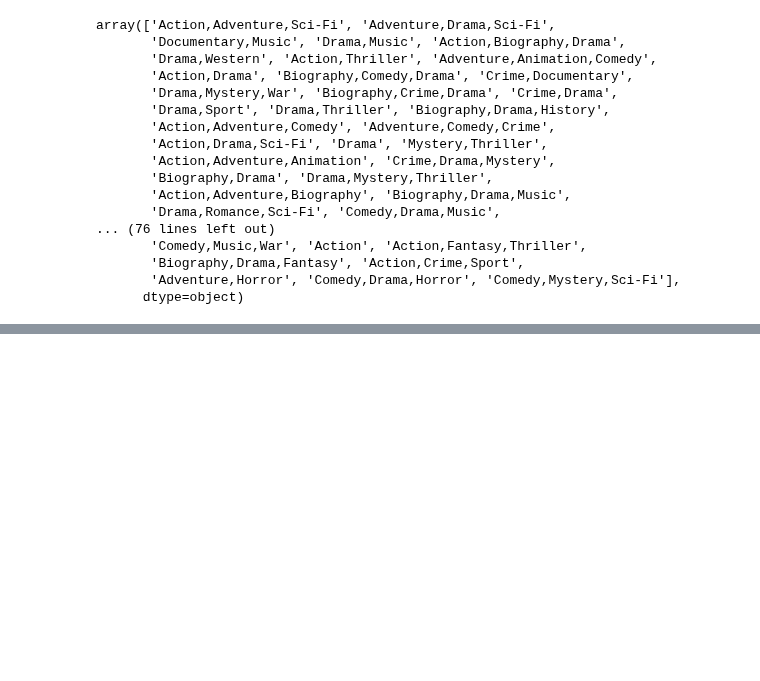
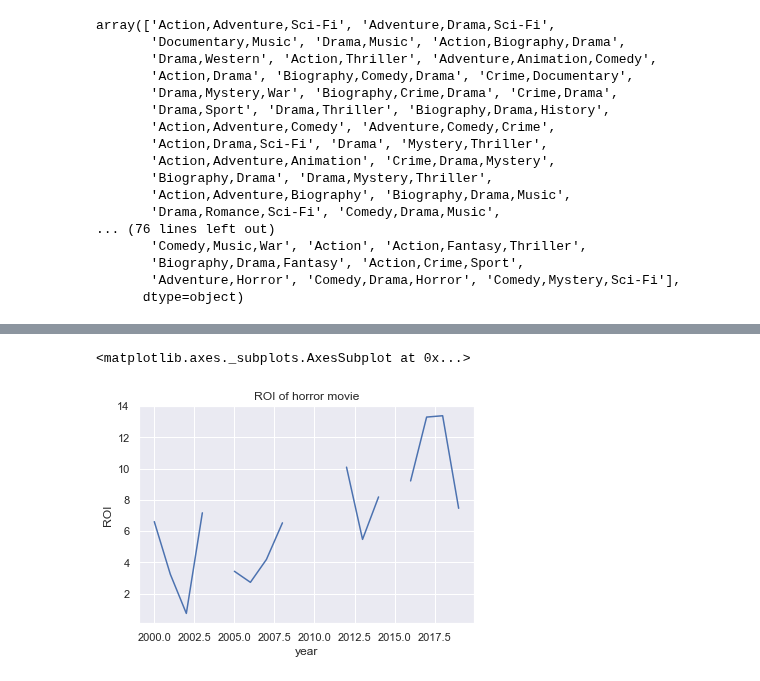
Before and after one commit to jskim1307/pj_Yuki_Lingxi, a Jupyter notebook: EDA_Yuki_2.ipynb, the cells around one changed output, grey strips where cells are left out. Saved outputs shown, nothing was run; the diff lists cells and outputs as text; code cells hidden in the pictures; blank space fills up the shorter version.

```diff
--- a/EDA_Yuki_2.ipynb
+++ b/EDA_Yuki_2.ipynb
@@ -428,0 +619,6 @@ array(['Action,Adventure,Sci-Fi', 'Adventure,Drama,Sci-Fi',
+# %%
+df_new_horror = df_budget_genre2[df_budget_genre2['genres'].str.contains('Horror')]
+# %%
+df_new_horror_ROI = pd.DataFrame(df_new_horror.groupby('year').mean()['ROI'])
+# %%
+df_new_horror_ROI = df_new_horror_ROI.reset_index()
@@ -428,0 +634,12 @@ array(['Action,Adventure,Sci-Fi', 'Adventure,Drama,Sci-Fi',
+# %%
+df_new_horror_RO_after = df_new_horror_ROI[df_new_horror_ROI['year']>= 2000]
+# %%
+import seaborn as sns
+import matplotlib.pyplot as plt
+sns.set(style='darkgrid')
+
+plt.title('ROI of horror movie')
+sns.lineplot(data=df_new_horror_RO_after, x='year', y='ROI')
+# %% [output]
+<matplotlib.axes._subplots.AxesSubplot at 0x...>
+[figure, added]
```
Also changed, not shown: parts of 29 cells of this notebook.
